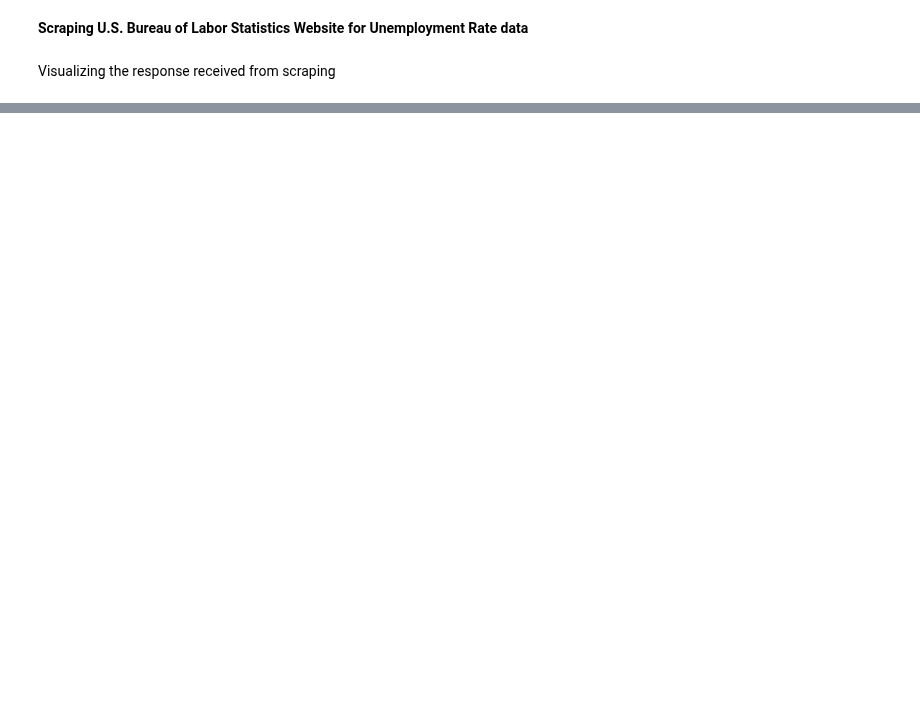
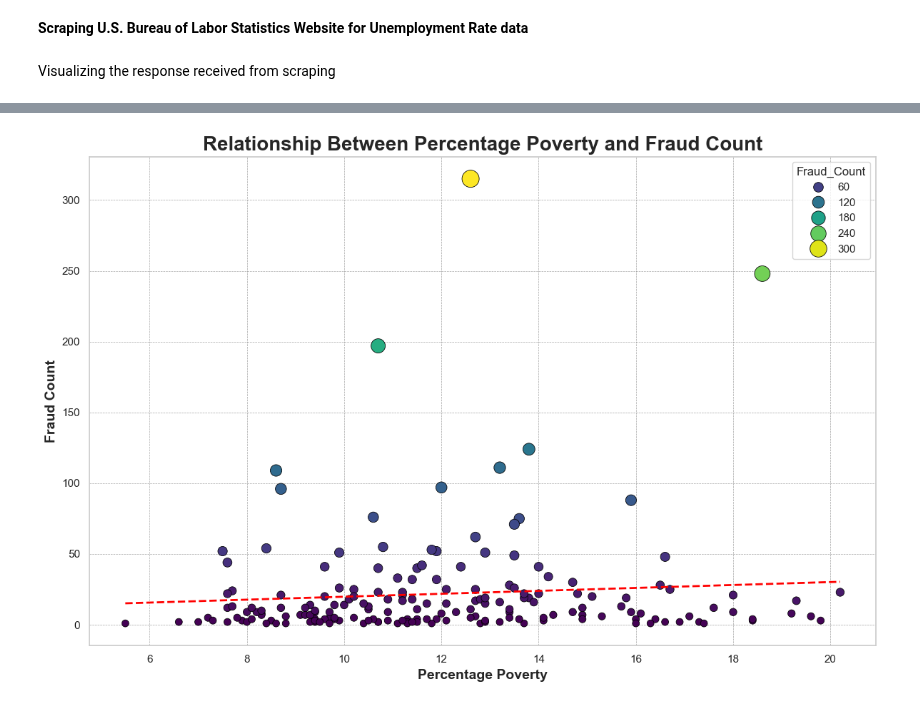
Before and after one commit to ryantangmj/ryantangmj.github.io, a Jupyter notebook: final_tutorial copy.ipynb, the cells around one changed output, grey strips where cells are left out. Drawn from its saved outputs; the diff is of its cells as text; code cells hidden in the pictures; blank space fills up the shorter version.

```diff
--- a/final_tutorial copy.ipynb
+++ b/final_tutorial copy.ipynb
@@ -1406,0 +1177,32 @@ plt.show()
+# %%
+# join on 'State' from df_unemployment and 'state_name' from data_cargo
+# join on 'Year' from df_unemployment and 'data_year' from data_cargo
+merge_poverty_fraud_df = pd.merge(df_poverty, data_cargo_fraud, left_on=['State', 'Year'], right_on=['state_name', 'data_year'])
+
+merge_poverty_fraud_df.drop(["data_year", "state_name"], axis=1, inplace=True)
+
+# display the merged DataFrame
+display(merge_poverty_fraud_df.head(10))
+# %%
+# Aggregate fraudulent transactions by year
+poverty_by_year_state = merge_poverty_fraud_df.groupby(['Year', 'State', 'Percentage Poverty']).size().reset_index(name='Fraud_Count')
+
+# Enhanced Scatter Plot for Homeless Rate vs. Fraud Count
+plt.figure(figsize=(12, 8))
+sns.scatterplot(data=poverty_by_year_state, x='Percentage Poverty', y='Fraud_Count',
+                hue='Fraud_Count', size='Fraud_Count', sizes=(50, 300), palette='viridis', edgecolor='black')
+plt.title("Relationship Between Percentage Poverty and Fraud Count", fontsize=20, weight="bold")
+plt.xlabel("Percentage Poverty", fontsize=14, weight="bold")
+plt.ylabel("Fraud Count", fontsize=14, weight="bold")
+plt.grid(color='gray', linestyle='--', linewidth=0.5, alpha=0.7)
+
+# Adding regression line
+slope, intercept, r_value, p_value, std_err = linregress(poverty_by_year_state['Percentage Poverty'], poverty_by_year_state['Fraud_Count'])
+x_vals_sorted = np.sort(poverty_by_year_state['Percentage Poverty'])
+y_vals = slope * x_vals_sorted + intercept
+plt.plot(x_vals_sorted, y_vals, color='red', linewidth=2, linestyle='--', label="Regression Line")
+
+plt.tight_layout()
+plt.show()
+# %% [output]
+[figure, added]
```
Also changed, not shown: parts of 52 cells of this notebook.
